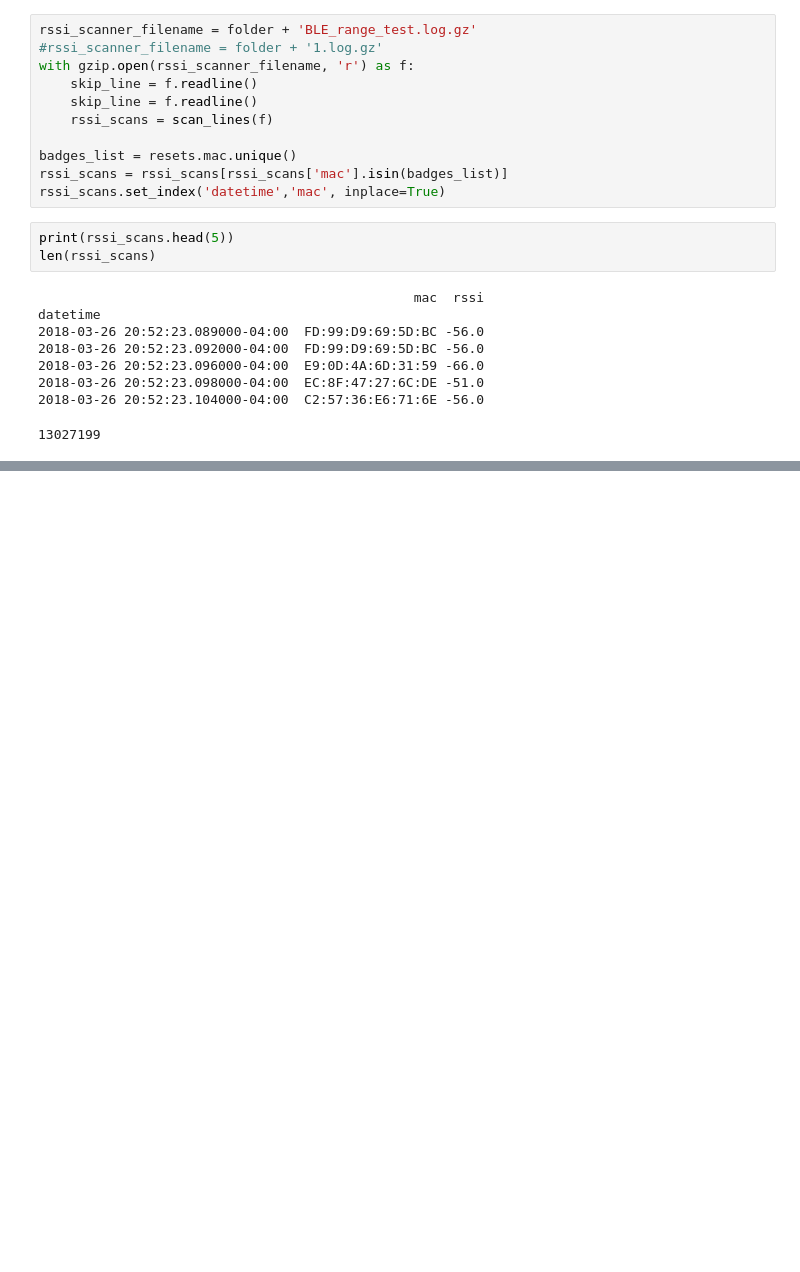
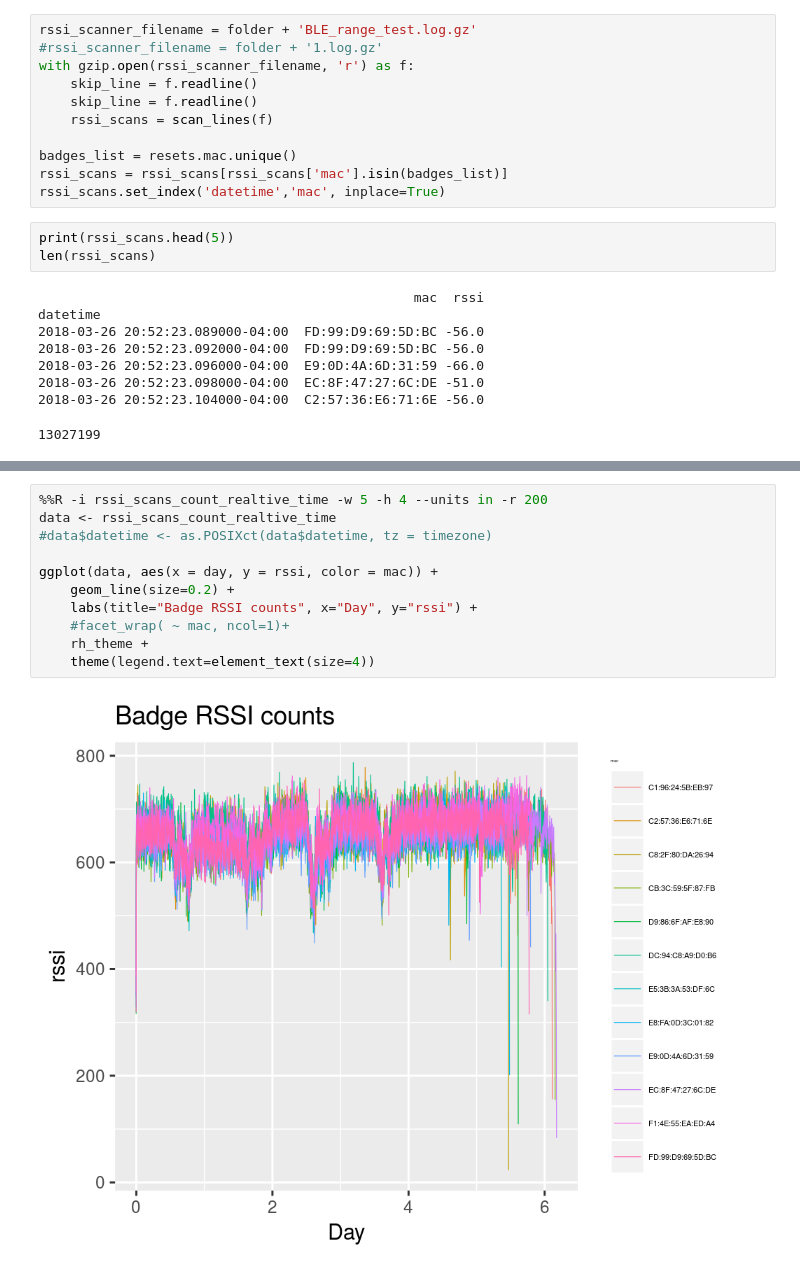
Before and after one commit to HumanDynamics/openbadge-analysis-test-badge, a Jupyter notebook: notebooks/20180326_rssi_voltage_test.ipynb, the cells around one changed output, grey strips where cells are left out. Cells and saved outputs as stored; diff of their text form; blank space fills up the shorter version.

Commit message:
Added sample conuts for badges

```diff
--- a/notebooks/20180326_rssi_voltage_test.ipynb
+++ b/notebooks/20180326_rssi_voltage_test.ipynb
@@ -502,0 +493,13 @@ ggplot(data, aes(x = day, y = rssi, color = mac)) +
+# %%
+%%R -i rssi_scans_count_realtive_time -w 5 -h 4 --units in -r 200
+data <- rssi_scans_count_realtive_time
+#data$datetime <- as.POSIXct(data$datetime, tz = timezone)
+
+ggplot(data, aes(x = day, y = rssi, color = mac)) +
+    geom_line(size=0.2) +
+    labs(title="Badge RSSI counts", x="Day", y="rssi") +
+    #facet_wrap( ~ mac, ncol=1)+
+    rh_theme +
+    theme(legend.text=element_text(size=4))
+# %% [output]
+[figure, added]
```
Also changed, not shown: parts of 7 cells of this notebook.
